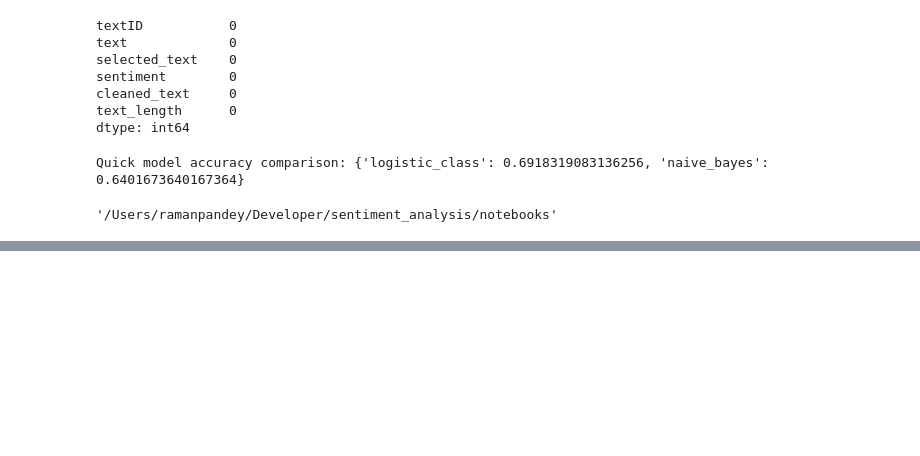
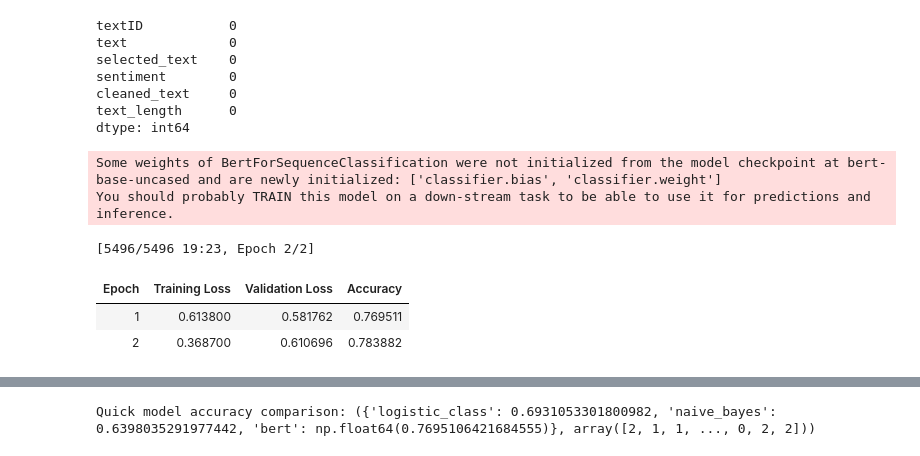
Before and after one commit to raman976/sentiment_analysis, a Jupyter notebook: notebooks/sentiment_analysis.ipynb, the cells around one changed output, grey strips where cells are left out. Cells and saved outputs as stored; diff of their text form; code cells hidden in the pictures; blank space fills up the shorter version.

```diff
--- a/notebooks/sentiment_analysis.ipynb
+++ b/notebooks/sentiment_analysis.ipynb
@@ -109,15 +127,15 @@ text_length      0
 dtype: int64
 # %%
 # 6️⃣ Quick model test (small subset for sanity check)
-X_train, X_test, Y_train, Y_test = load_and_prepare_data("../datasets/data.csv")
-
-# Train classical models using your src script
-results = train_classical_models(X_train,Y_train,X_test,Y_test)
-print("Quick model accuracy comparison:", results)
+X_train, X_test, Y_train, Y_test,le = load_and_prepare_data("../datasets/data.csv")
-# %% [output]
-Quick model accuracy comparison: {'logistic_class': 0.6918319083136256, 'naive_bayes': 0.6401673640167364}
 # %%
-import os
-os.getcwd()
+# Train classical models using your src script
+results = train_and_save_models(X_train,Y_train,X_test,Y_test)
+print("Quick model accuracy comparison:", results)
 # %% [output]
-'/Users/ramanpandey/Developer/sentiment_analysis/notebooks'
+Some weights of BertForSequenceClassification were not initialized from the model checkpoint at bert-base-uncased and are newly initialized: ['classifier.bias', 'classifier.weight']
+You should probably TRAIN this model on a down-stream task to be able to use it for predictions and inference.
+[5496/5496 19:23, Epoch 2/2]
+| Epoch | Training Loss | Validation Loss | Accuracy |
+| 1 | 0.613800 | 0.581762 | 0.769511 |
+| 2 | 0.368700 | 0.610696 | 0.783882 |
@@ -124 +143,2 @@ os.getcwd()
+Quick model accuracy comparison: ({'logistic_class': 0.6931053301800982, 'naive_bayes': 0.6398035291977442, 'bert': np.float64(0.7695106421684555)}, array([2, 1, 1, ..., 0, 2, 2]))
 # %%
```
Also changed, not shown: parts of 5 cells of this notebook, 5 other files.
